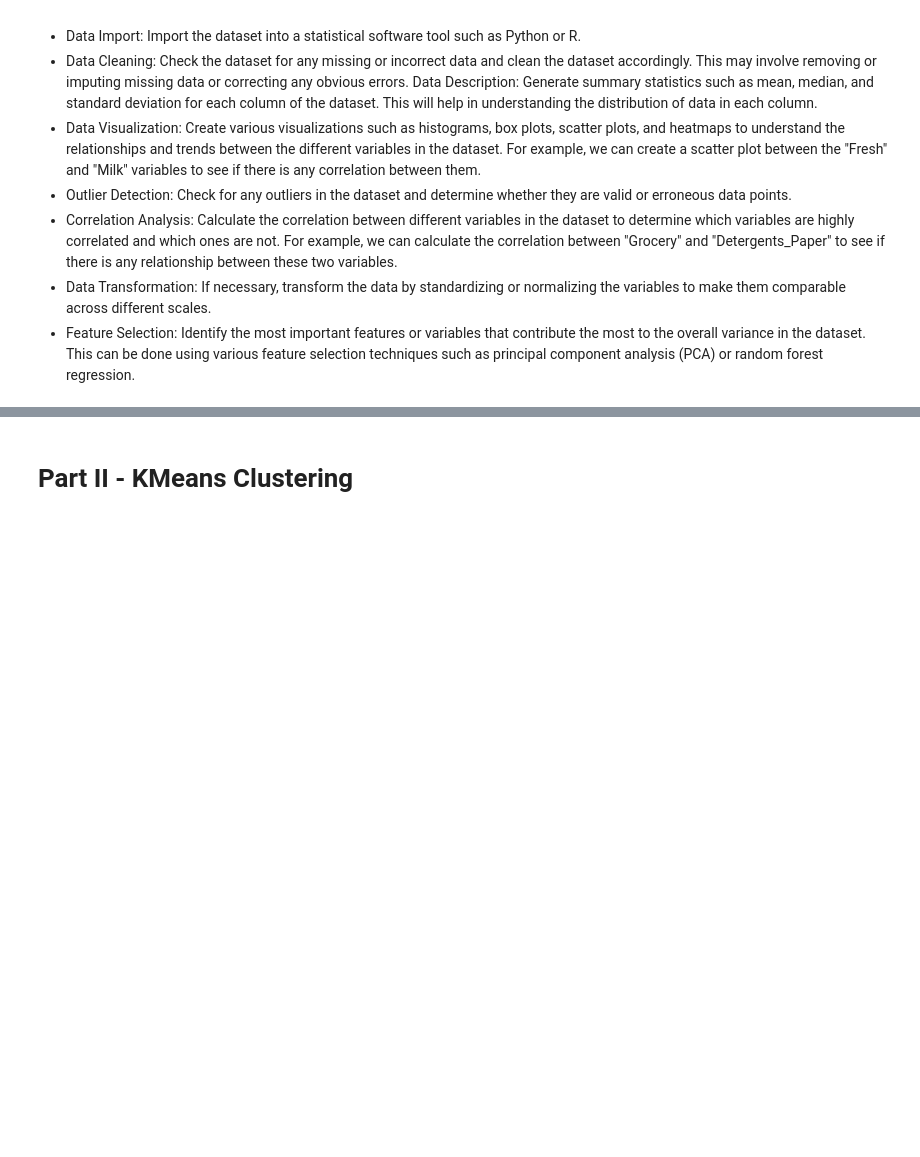
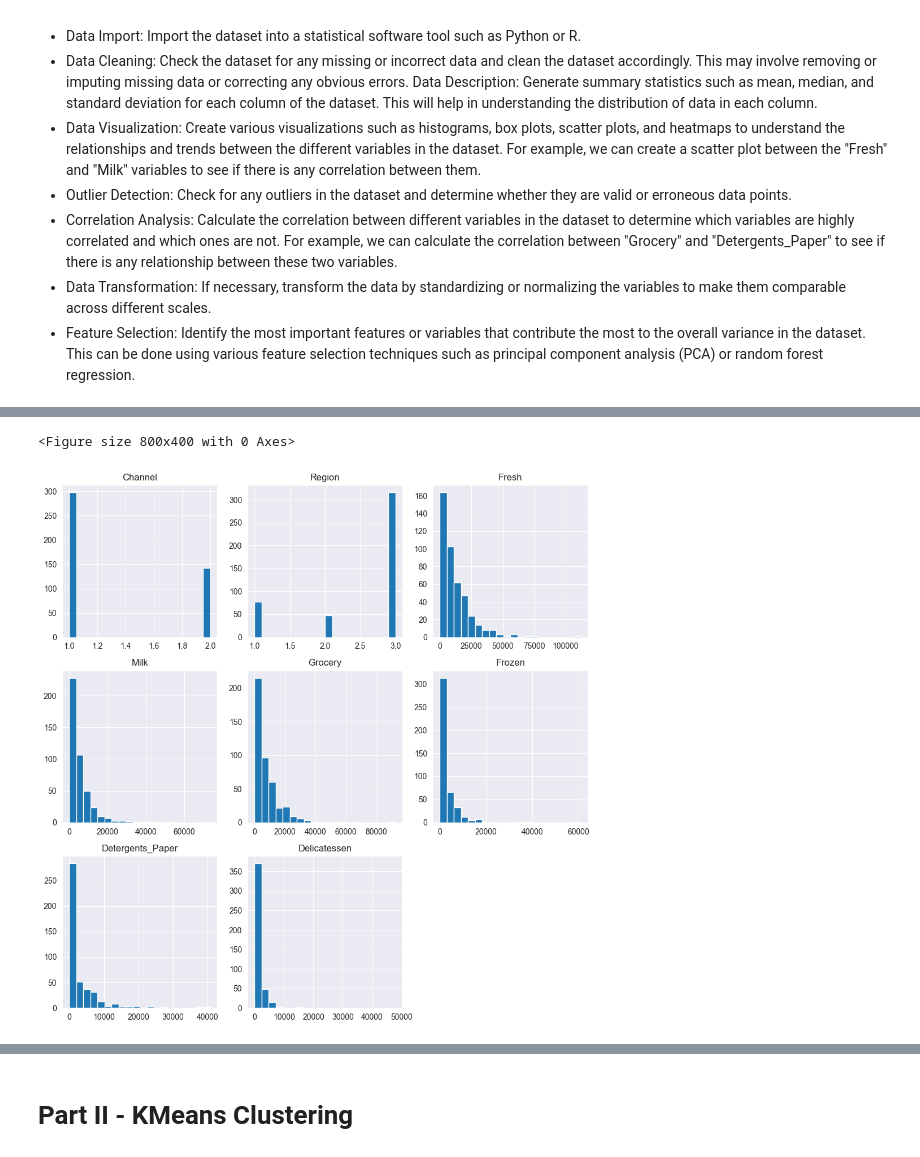
Before and after one commit to romansokolik/LHL-Unsupervised-Learning-Project, a Jupyter notebook: Unsupervised Learning - Project.ipynb, the cells around one changed output, grey strips where cells are left out. Cells and saved outputs as stored; diff of their text form; code cells hidden in the pictures; blank space fills up the shorter version.

```diff
--- a/Unsupervised Learning - Project.ipynb
+++ b/Unsupervised Learning - Project.ipynb
@@ -17,3 +27,7 @@ Data Description: Generate summary statistics such as mean, median, and standard
 - Correlation Analysis: Calculate the correlation between different variables in the dataset to determine which variables are highly correlated and which ones are not. For example, we can calculate the correlation between "Grocery" and "Detergents_Paper" to see if there is any relationship between these two variables.
 - Data Transformation: If necessary, transform the data by standardizing or normalizing the variables to make them comparable across different scales.
 - Feature Selection: Identify the most important features or variables that contribute the most to the overall variance in the dataset. This can be done using various feature selection techniques such as principal component analysis (PCA) or random forest regression.
+# %%
+# Data Import
+df = pd.read_csv('Wholesale_Data.csv')
+df.shape
@@ -21,0 +90,9 @@ import pandas as pd
+# %%
+# Data Visualization
+plt.figure(figsize=(8, 4))
+df.hist(figsize=(10, 10), bins=20, layout=(3, 3))
+plt.tight_layout()
+plt.show()
+# %% [output]
+<Figure size 800x400 with 0 Axes>
+[figure, added]
```
Also changed, not shown: parts of 23 cells of this notebook, 1 other file.
